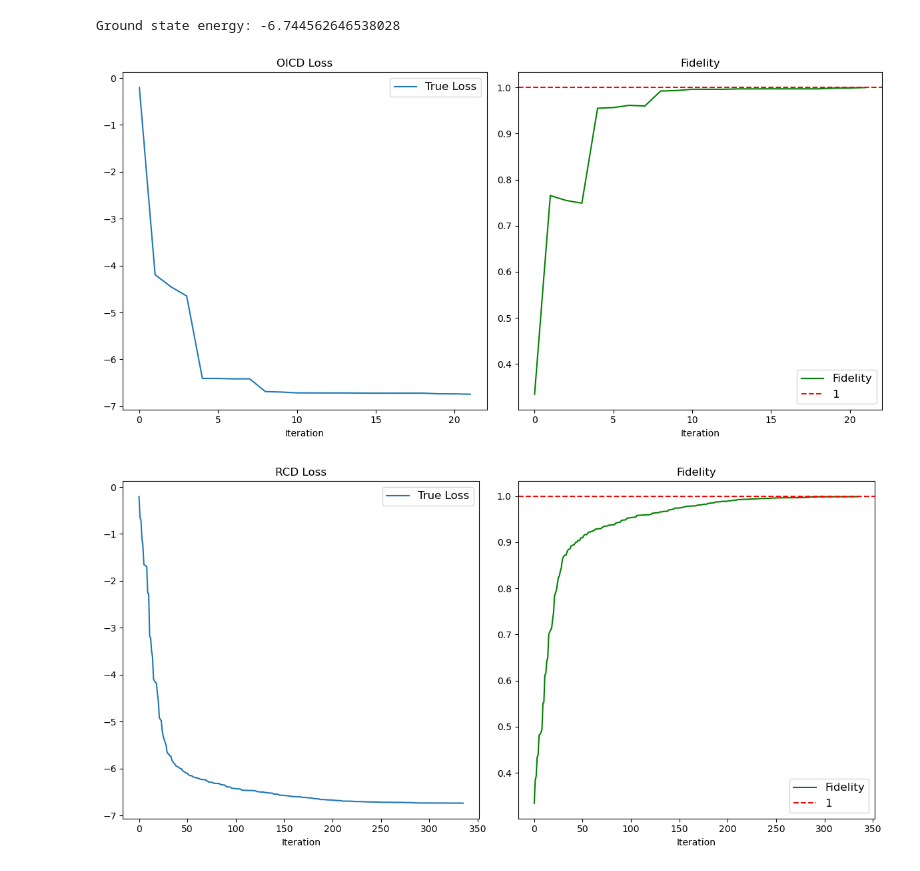
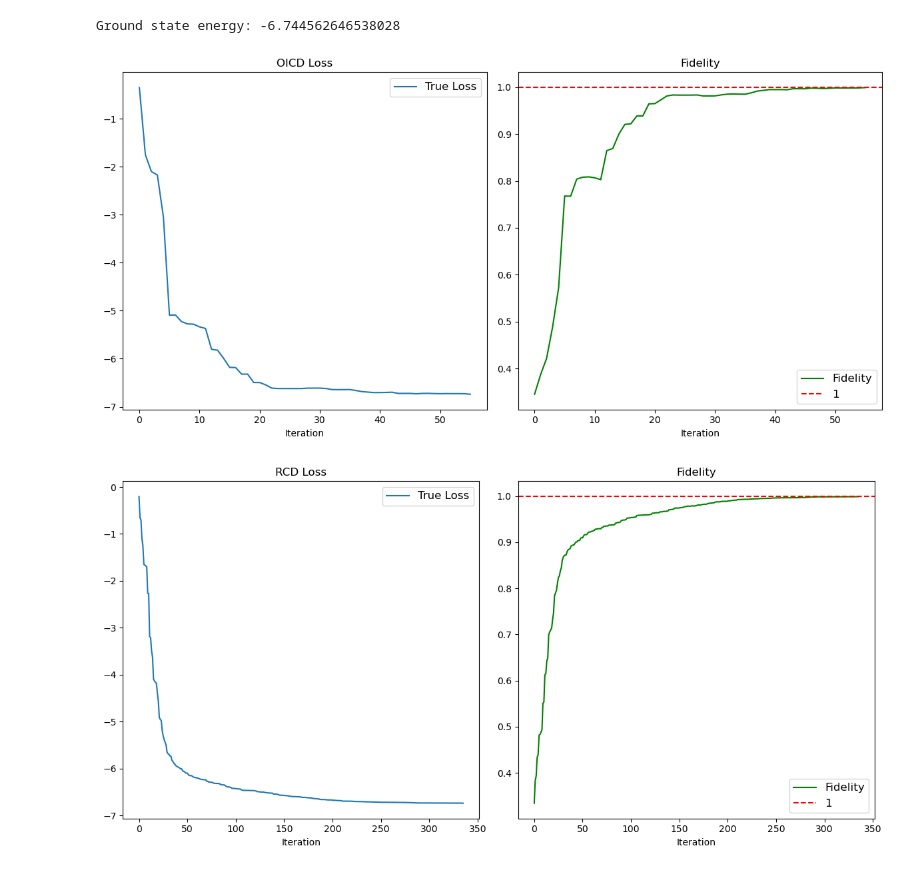
Before and after one commit to GALVINLAI/OICD_for_VQA, a Jupyter notebook: XXZ_HVA_Wiersema.ipynb, the cells around one changed output. Cells and saved outputs as stored; diff of their text form; code cells hidden in the pictures.

```diff
--- a/XXZ_HVA_Wiersema.ipynb
+++ b/XXZ_HVA_Wiersema.ipynb
@@ -503,27 +503,28 @@ Ground state energy: -6.744562646538028
 # %%
 # OICD Optimization
 from algo.oicd import oicd
 
 num_iter = 15000
 # Run OICD
 final_weights_oicd, best_expected_record_value_oicd, fidelity_record_value_oicd, func_oicd, expected_every_oicd, fid_every_oicd = oicd(
     estimate_loss,
     expectation_loss,
     fidelity,
     n_shot, weights_dict, initial_weights, num_iter,
     cyclic_mode=False,
     use_pratical_interp_flag=True,
     use_local_solvers_flag=False,
-    use_global_solvers_flag = True,
+    use_global_solvers_flag = False,
+    use_eigen_method_flag = True,
     # subproblem_method='BFGS',
     # subproblem_iter=None,
     use_exact_update_frequencey_1_flag = False,
     exact_mode=False, # for testing purpose, no noisy loss
     plot_flag=True,
     plot_argmin_flag = False,
 )
 # %% [output]
-[figure, old version]
+[figure, new version]
 # %%
 # RCD Optimization
 from algo.rcd import rcd
```
Also changed, not shown: parts of 3 cells of this notebook, 53 other files.
